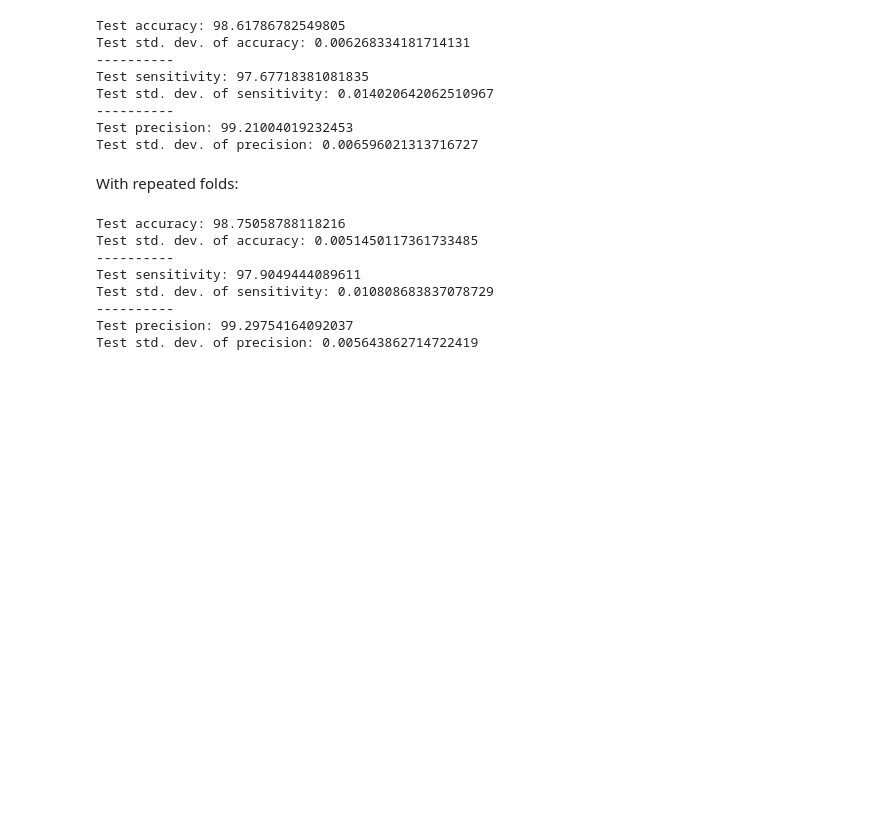
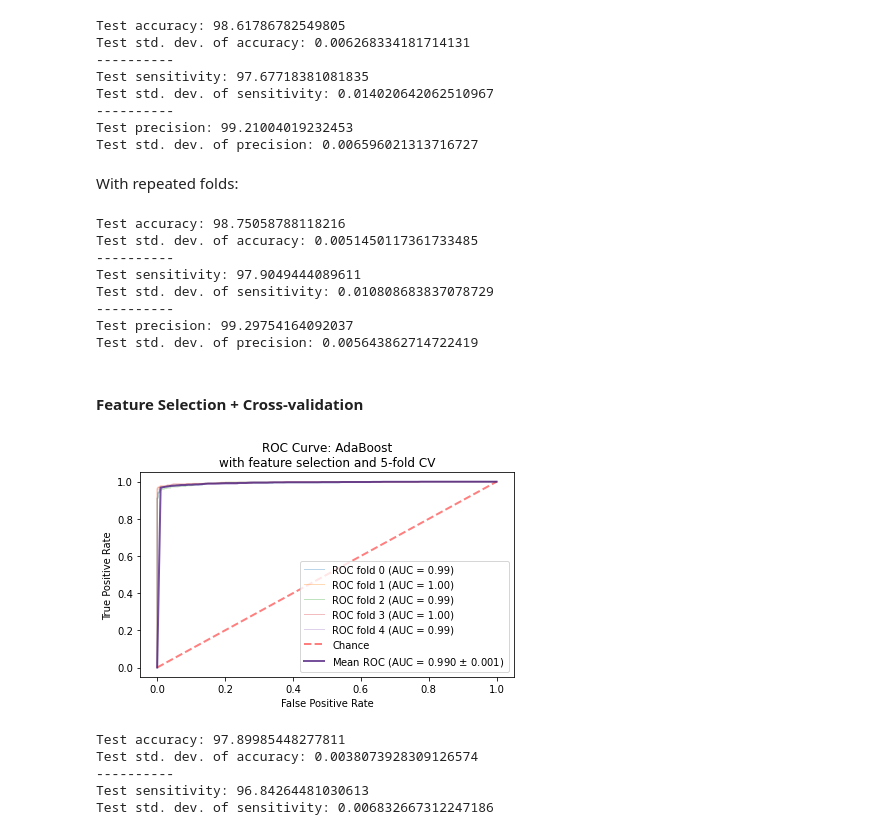
Before and after one commit to jerryadamsfranklin/brain-tumour-detection, a Jupyter notebook: adaBoost.ipynb, the cells around one changed output. Cells and saved outputs as stored; diff of their text form; code cells hidden in the pictures; blank space fills up the shorter version.

Commit message:
fixed featureSelection.ipynb, added feature selection + 5-CV combo for AdaBoost

```diff
--- a/adaBoost.ipynb
+++ b/adaBoost.ipynb
@@ -95,3 +95,5 @@ Test std. dev. of sensitivity: 0.010808683837078729
 ----------
 Test precision: 99.29754164092037
 Test std. dev. of precision: 0.005643862714722419
+# %% [markdown]
+#### Feature Selection + Cross-validation
@@ -97,0 +146,11 @@ Test std. dev. of precision: 0.005643862714722419
+# %%
+adaBoost = AdaBoostClassifier()
+
+featSelnCrossVal(adaBoost, 'AdaBoost')
+# %% [output]
+[figure, added]
+Test accuracy: 97.89985448277811
+Test std. dev. of accuracy: 0.0038073928309126574
+----------
+Test sensitivity: 96.84264481030613
+Test std. dev. of sensitivity: 0.006832667312247186
```
Also changed, not shown: parts of 1 cell of this notebook, 8 other files.
